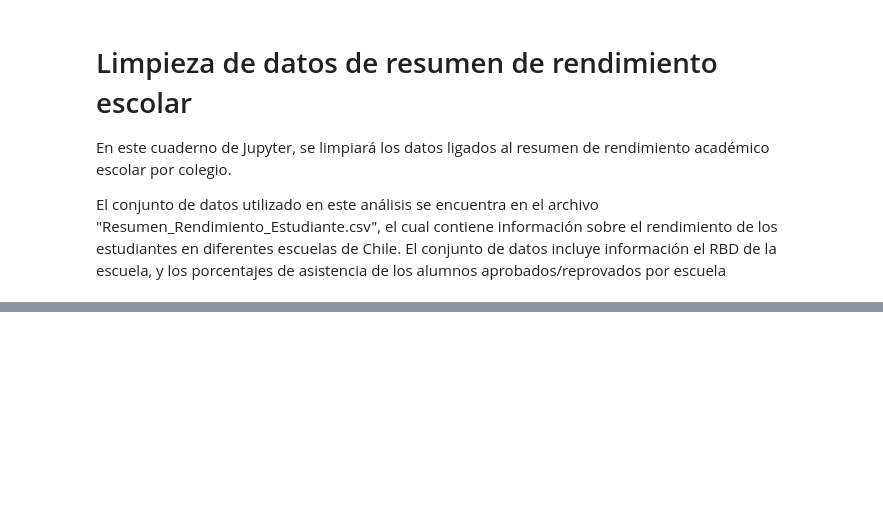
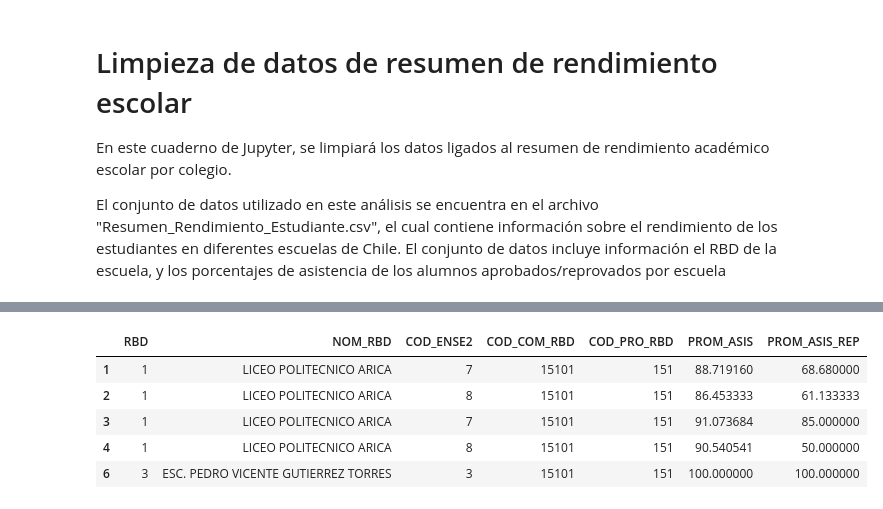
Before and after one commit to sofiafuentess/Proyecto-IMT2200-GRUPO-7, a Jupyter notebook: Limpieza/clean_resumen_rendimiento.ipynb, the cells around one changed output, grey strips where cells are left out. Saved outputs shown, nothing was run; the diff lists cells and outputs as text; code cells hidden in the pictures; blank space fills up the shorter version.

```diff
--- a/Limpieza/clean_resumen_rendimiento.ipynb
+++ b/Limpieza/clean_resumen_rendimiento.ipynb
@@ -54,0 +72,9 @@ df.head()
+# %%
+df.head()
+# %% [output]
+|  | RBD | NOM_RBD | COD_ENSE2 | COD_COM_RBD | COD_PRO_RBD | PROM_ASIS | PROM_ASIS_REP |
+| 1 | 1 | LICEO POLITECNICO ARICA | 7 | 15101 | 151 | 88.719160 | 68.680000 |
+| 2 | 1 | LICEO POLITECNICO ARICA | 8 | 15101 | 151 | 86.453333 | 61.133333 |
+| 3 | 1 | LICEO POLITECNICO ARICA | 7 | 15101 | 151 | 91.073684 | 85.000000 |
+| 4 | 1 | LICEO POLITECNICO ARICA | 8 | 15101 | 151 | 90.540541 | 50.000000 |
+| 6 | 3 | ESC. PEDRO VICENTE GUTIERREZ TORRES | 3 | 15101 | 151 | 100.000000 | 100.000000 |
```
Also changed, not shown: parts of 12 cells of this notebook, 5 other files.
